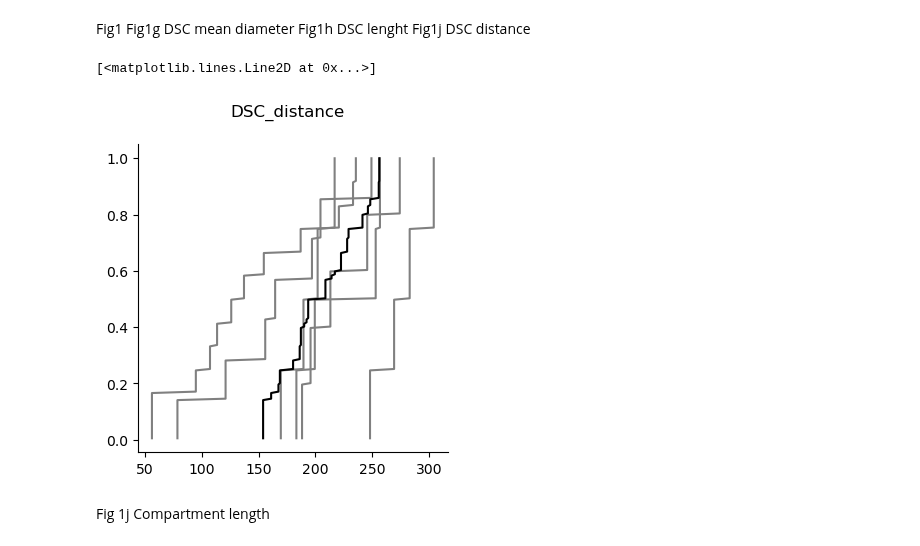
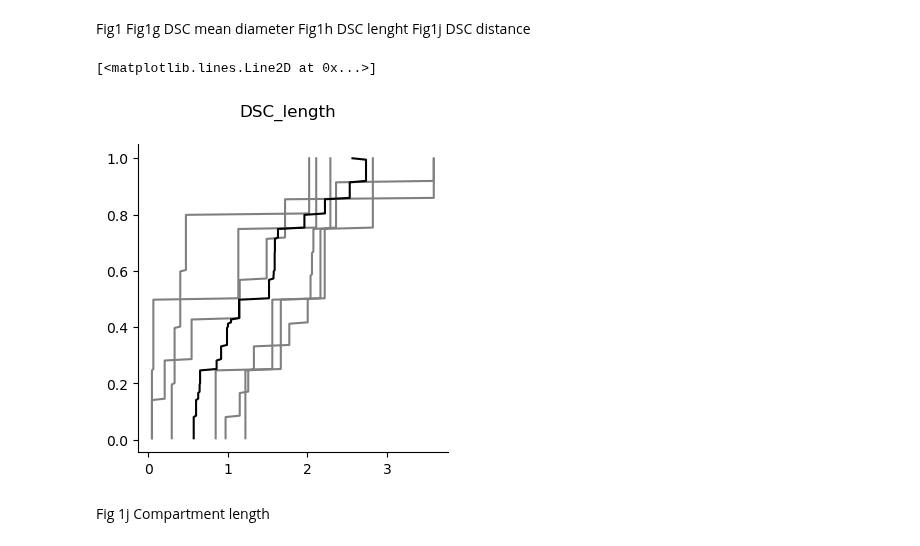
Before and after one commit to tonykelly00/DSC_morphology_pipeline, a Jupyter notebook: notebooks/ExM_analysis.ipynb, the cells around one changed output. Cells and saved outputs as stored; diff of their text form; code cells hidden in the pictures.

```diff
--- a/notebooks/ExM_analysis.ipynb
+++ b/notebooks/ExM_analysis.ipynb
@@ -144,26 +153,26 @@ Fig1h DSC lenght
 Fig1j DSC distance
 # %%
 #select property to plot [mean, lenght, distance]
-parameter='distance'
+parameter='length'
 df= summary_dsc(DGdata, parameter)
 
 # plot the cumulative histogram for each dendrite
 n_bins=200
 n, bins, patches = plt.hist(df.transpose(), n_bins, density=True, histtype='step', cumulative=True)
 # Close the plot to suppress it
 plt.close()
 
 avg_df, bins = avgCDF(df, patches, n_bins, n)
 
 fig, ax = plt.subplots(figsize=(4, 4))
 fig.suptitle("DSC_"+parameter)
 ax.plot(avg_df.iloc[:, :-1], bins, color='grey')
 ax.plot(avg_df.iloc[:, len(avg_df.columns)-1], bins, color='black')
 
 #ax.set_xlim([0,500])
 # %% [output]
 [<matplotlib.lines.Line2D at 0x...>]
-[figure, old version]
+[figure, new version]
 # %% [markdown]
 Fig 1j Compartment length
 # %%
```
Also changed, not shown: parts of 11 cells of this notebook, 2 other files.
